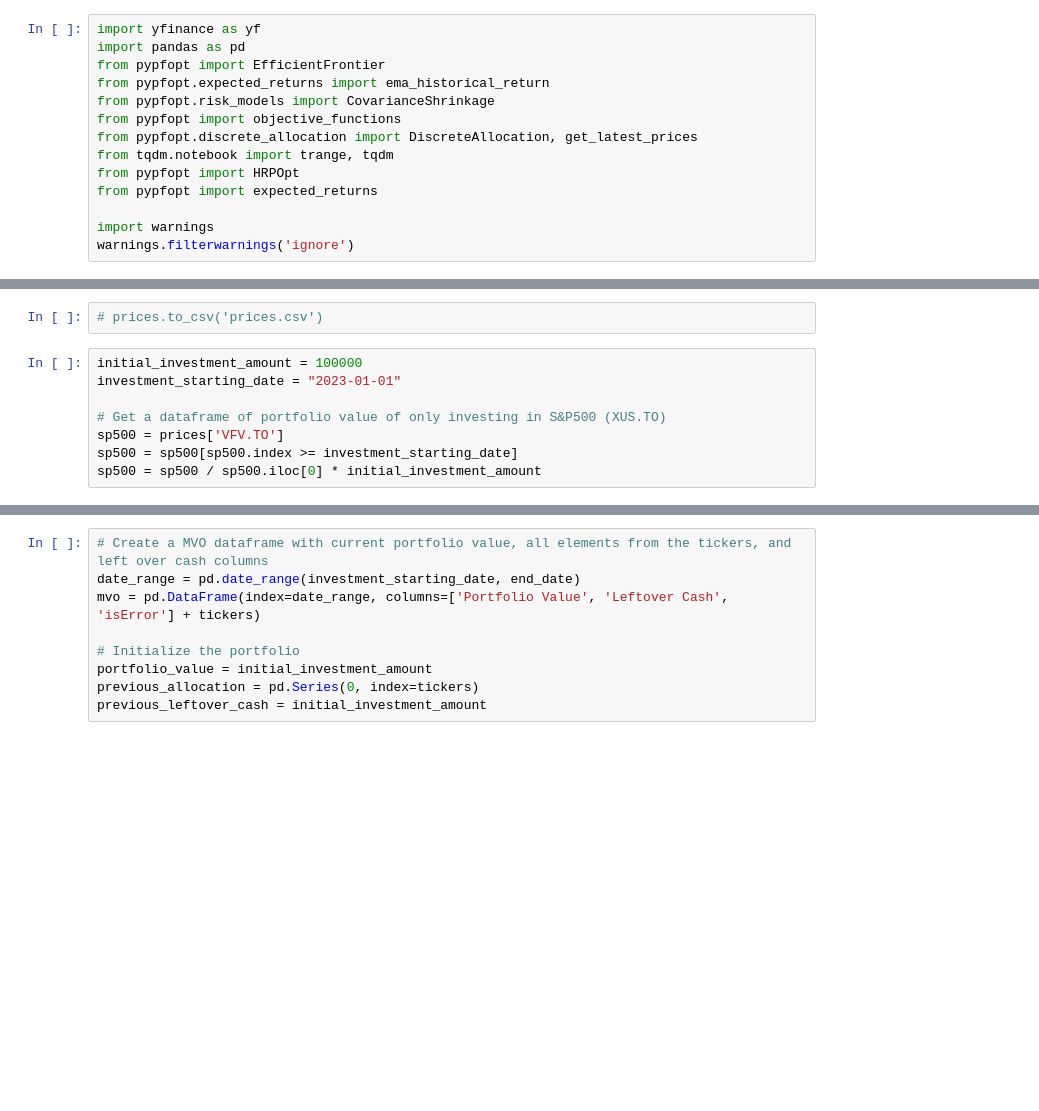
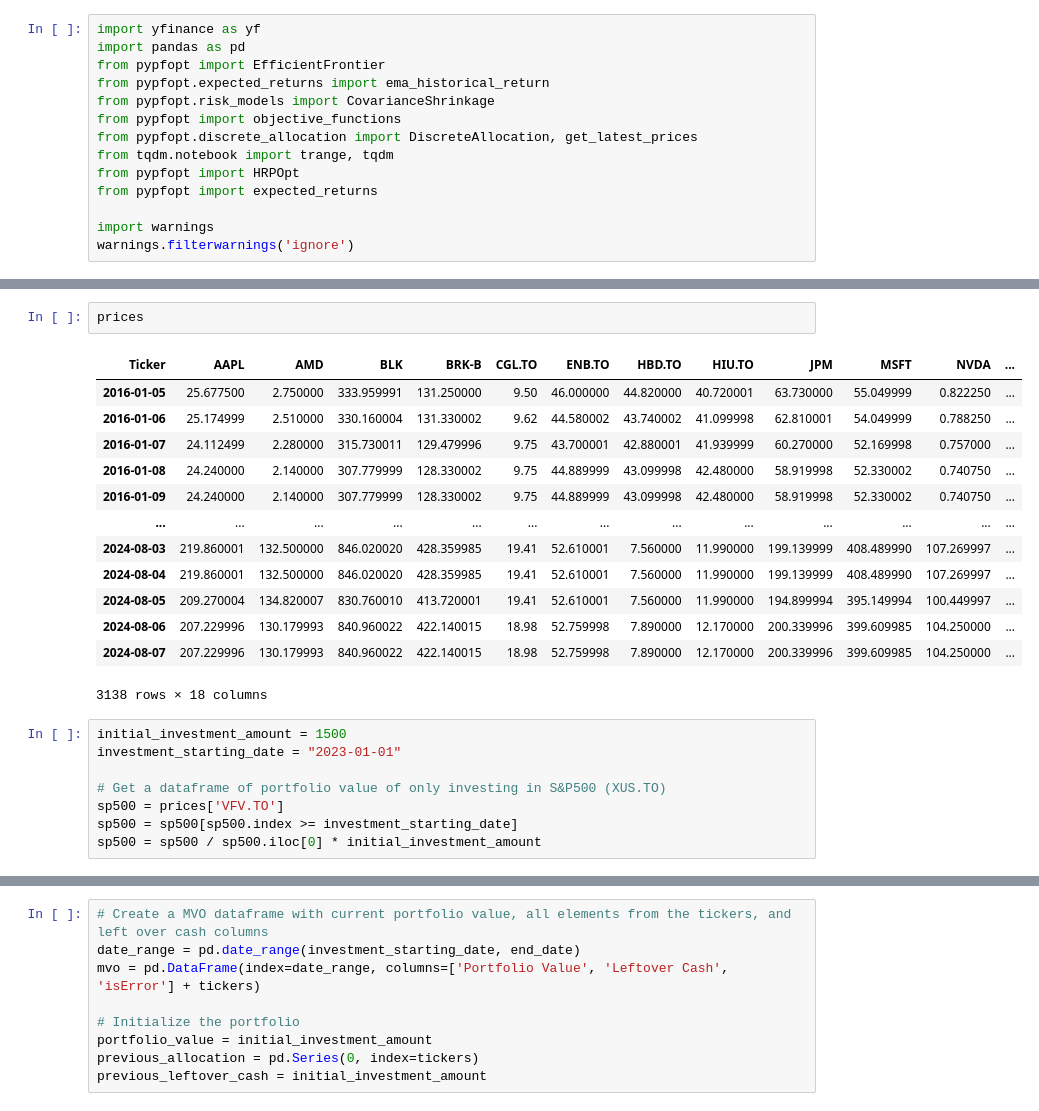
Before and after one commit to 0xC000005/MIE377, a Jupyter notebook: backtesting.ipynb, the cells around one changed output, grey strips where cells are left out. Cells and saved outputs as stored; diff of their text form; blank space fills up the shorter version.

```diff
--- a/backtesting.ipynb
+++ b/backtesting.ipynb
@@ -110,7 +134,21 @@ prices = prices.fillna(method='ffill')
 # %%
-# prices.to_csv('prices.csv')
+prices
+# %% [output]
+| Ticker | AAPL | AMD | BLK | BRK-B | CGL.TO | ENB.TO | HBD.TO | HIU.TO | JPM | MSFT | NVDA | ... |
+| 2016-01-05 | 25.677500 | 2.750000 | 333.959991 | 131.250000 | 9.50 | 46.000000 | 44.820000 | 40.720001 | 63.730000 | 55.049999 | 0.822250 | ... |
+| 2016-01-06 | 25.174999 | 2.510000 | 330.160004 | 131.330002 | 9.62 | 44.580002 | 43.740002 | 41.099998 | 62.810001 | 54.049999 | 0.788250 | ... |
+| 2016-01-07 | 24.112499 | 2.280000 | 315.730011 | 129.479996 | 9.75 | 43.700001 | 42.880001 | 41.939999 | 60.270000 | 52.169998 | 0.757000 | ... |
+| 2016-01-08 | 24.240000 | 2.140000 | 307.779999 | 128.330002 | 9.75 | 44.889999 | 43.099998 | 42.480000 | 58.919998 | 52.330002 | 0.740750 | ... |
+| 2016-01-09 | 24.240000 | 2.140000 | 307.779999 | 128.330002 | 9.75 | 44.889999 | 43.099998 | 42.480000 | 58.919998 | 52.330002 | 0.740750 | ... |
+| ... | ... | ... | ... | ... | ... | ... | ... | ... | ... | ... | ... | ... |
+| 2024-08-03 | 219.860001 | 132.500000 | 846.020020 | 428.359985 | 19.41 | 52.610001 | 7.560000 | 11.990000 | 199.139999 | 408.489990 | 107.269997 | ... |
+| 2024-08-04 | 219.860001 | 132.500000 | 846.020020 | 428.359985 | 19.41 | 52.610001 | 7.560000 | 11.990000 | 199.139999 | 408.489990 | 107.269997 | ... |
+| 2024-08-05 | 209.270004 | 134.820007 | 830.760010 | 413.720001 | 19.41 | 52.610001 | 7.560000 | 11.990000 | 194.899994 | 395.149994 | 100.449997 | ... |
+| 2024-08-06 | 207.229996 | 130.179993 | 840.960022 | 422.140015 | 18.98 | 52.759998 | 7.890000 | 12.170000 | 200.339996 | 399.609985 | 104.250000 | ... |
+| 2024-08-07 | 207.229996 | 130.179993 | 840.960022 | 422.140015 | 18.98 | 52.759998 | 7.890000 | 12.170000 | 200.339996 | 399.609985 | 104.250000 | ... |
+3138 rows × 18 columns
 # %%
-initial_investment_amount = 100000
+initial_investment_amount = 1500
 investment_starting_date = "2023-01-01"
 
 # Get a dataframe of portfolio value of only investing in S&P500 (XUS.TO)
```
Also changed, not shown: parts of 9 cells of this notebook.
